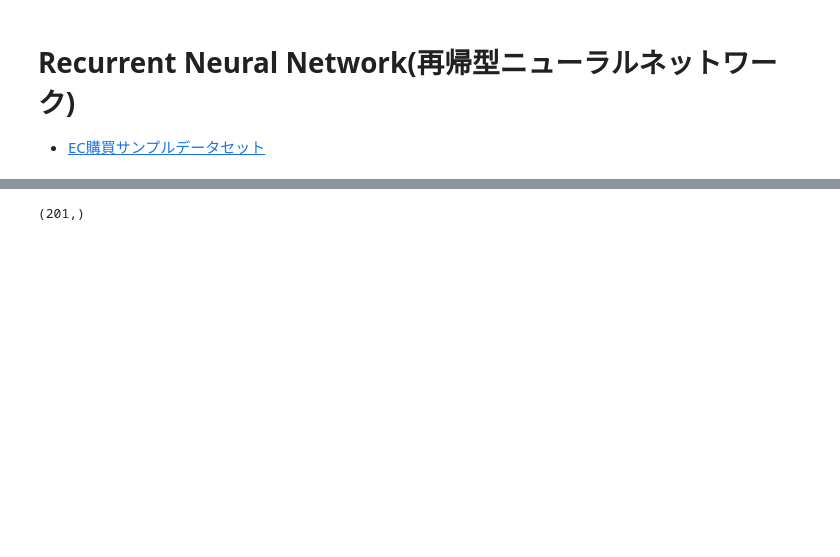
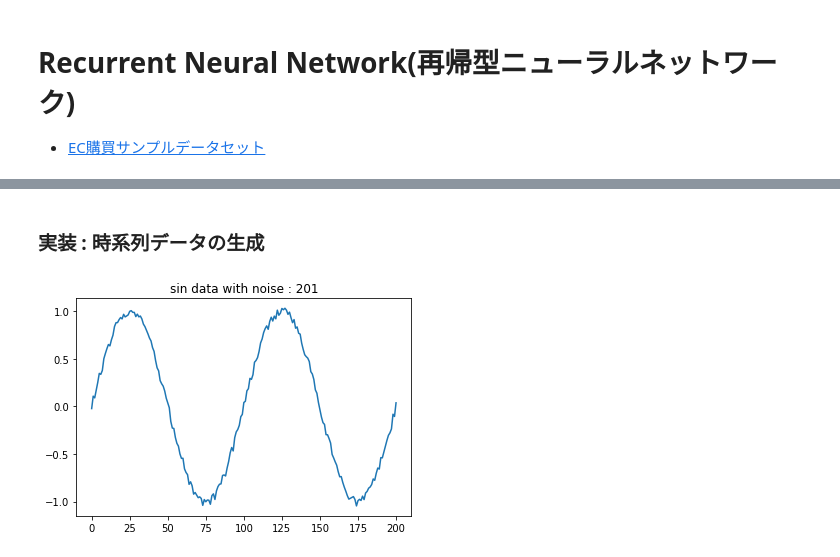
Before and after one commit to gtaiyou24/ml-algorithm, a Jupyter notebook: deep_learning/TensorFlow/cookbook/Deep Nural Network/Recurrent Neural Network.ipynb, the cells around one changed output, grey strips where cells are left out. Saved outputs shown, nothing was run; the diff lists cells and outputs as text; code cells hidden in the pictures; blank space fills up the shorter version.

```diff
--- a/deep_learning/TensorFlow/cookbook/Deep Nural Network/Recurrent Neural Network.ipynb
+++ b/deep_learning/TensorFlow/cookbook/Deep Nural Network/Recurrent Neural Network.ipynb
@@ -8,3 +62,5 @@
+# %% [markdown]
+### 実装 : 時系列データの生成
 # %%
 def sin(x, T=100):
     """sin関数"""
@@ -15,9 +71,12 @@ def toy_problem(T=100, ampl=0.05):
     x = np.arange(0, 2 * T + 1)
     noise = ampl * np.random.uniform(low=-1.0, high=1.0, size=len(x))
     return sin(x) + noise
-# %%
-T = 100
-f = toy_problem(T)
-f.shape
-# %% [output]
-(201,)
+# %%
+T = 100
+f = toy_problem(T)
+
+plt.title('sin data with noise : {0}'.format(f.size));
+plt.plot(f)
+plt.show()
+# %% [output]
+[figure, added]
```
Also changed, not shown: parts of 18 cells of this notebook, 5 other files.
